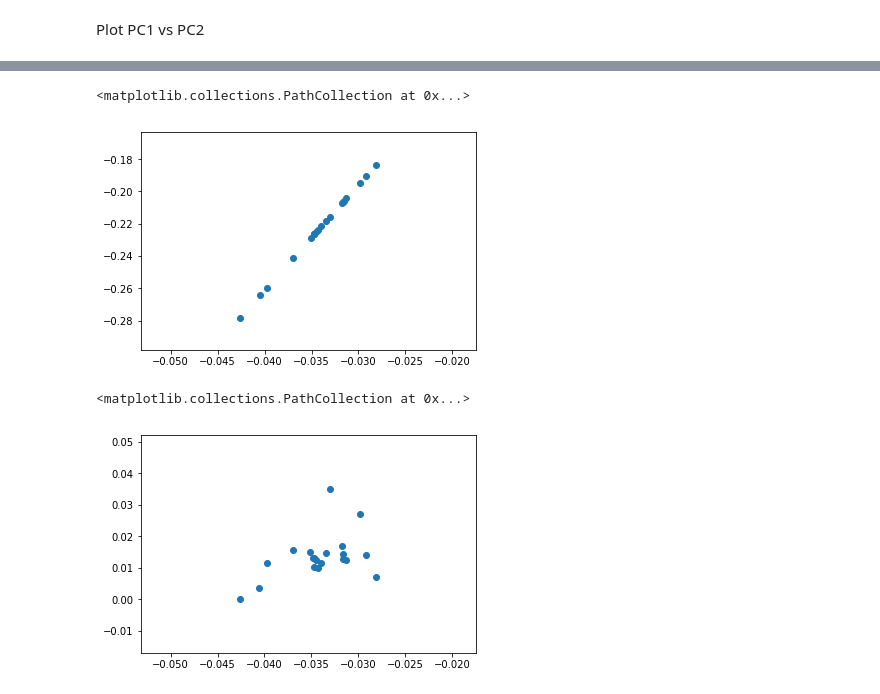
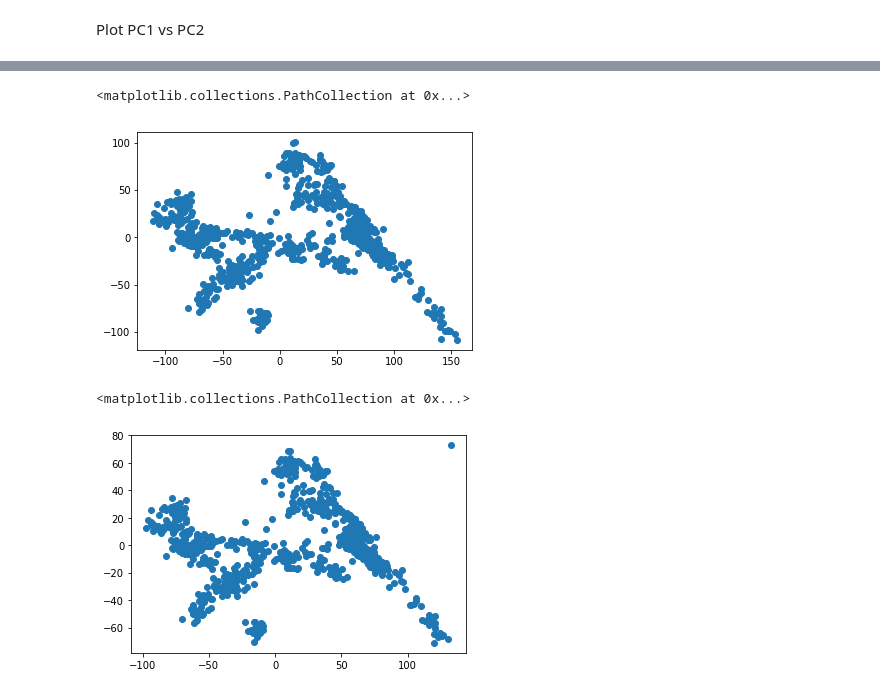
Before and after one commit to ChiChunLiu/pcshrink, a Jupyter notebook: notebooks/naive-holdout-method.ipynb, the cells around one changed output, grey strips where cells are left out. Drawn from its saved outputs; the diff is of its cells as text; code cells hidden in the pictures.

Commit message:
added proj

```diff
--- a/notebooks/naive-holdout-method.ipynb
+++ b/notebooks/naive-holdout-method.ipynb
@@ -89,7 +90,7 @@ F_hat.shape
 coordinates
 # %%
 L = (F_hat.T @ Z).T
-L = L / np.linalg.norm(L, axis=0, ord=2)
+#L = L / np.linalg.norm(L, axis=0, ord=2)
 # %% [markdown]
 Plot PC1 vs PC2
 # %%
@@ -126,10 +142,10 @@ L_proj = L_proj / np.linalg.norm(L_proj, axis=0, ord=2)
 # %%
-plt.scatter(L[:20, 0], L_proj[:,0])
+plt.scatter(L[:, 0], -L[:,1])
 # %% [output]
 <matplotlib.collections.PathCollection at 0x...>
-[figure, old version]
+[figure, new version]
 # %%
-plt.scatter(L[:20, 0], L[:20, 1])
+plt.scatter(L_proj[:, 0], -L_proj[:, 1])
 # %% [output]
 <matplotlib.collections.PathCollection at 0x...>
-[figure, old version]
+[figure, new version]
```
Also changed, not shown: parts of 9 cells of this notebook.
